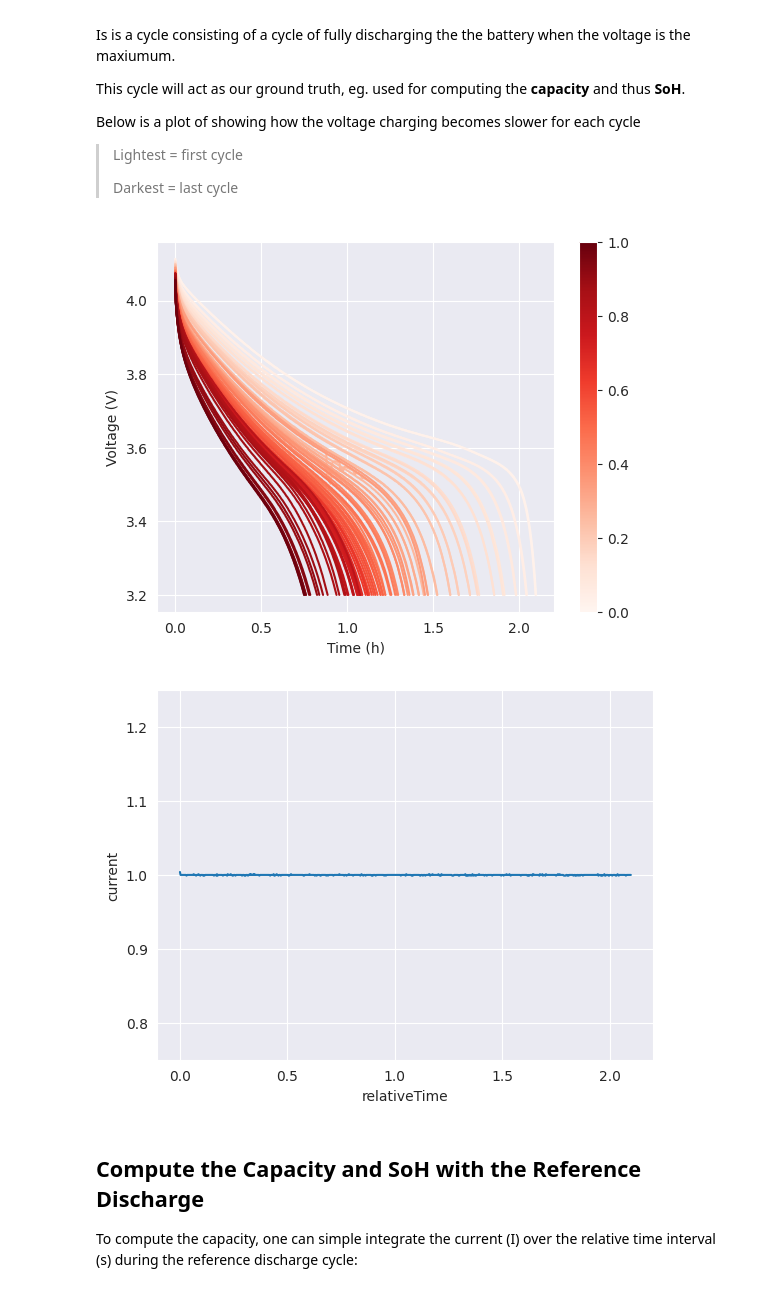
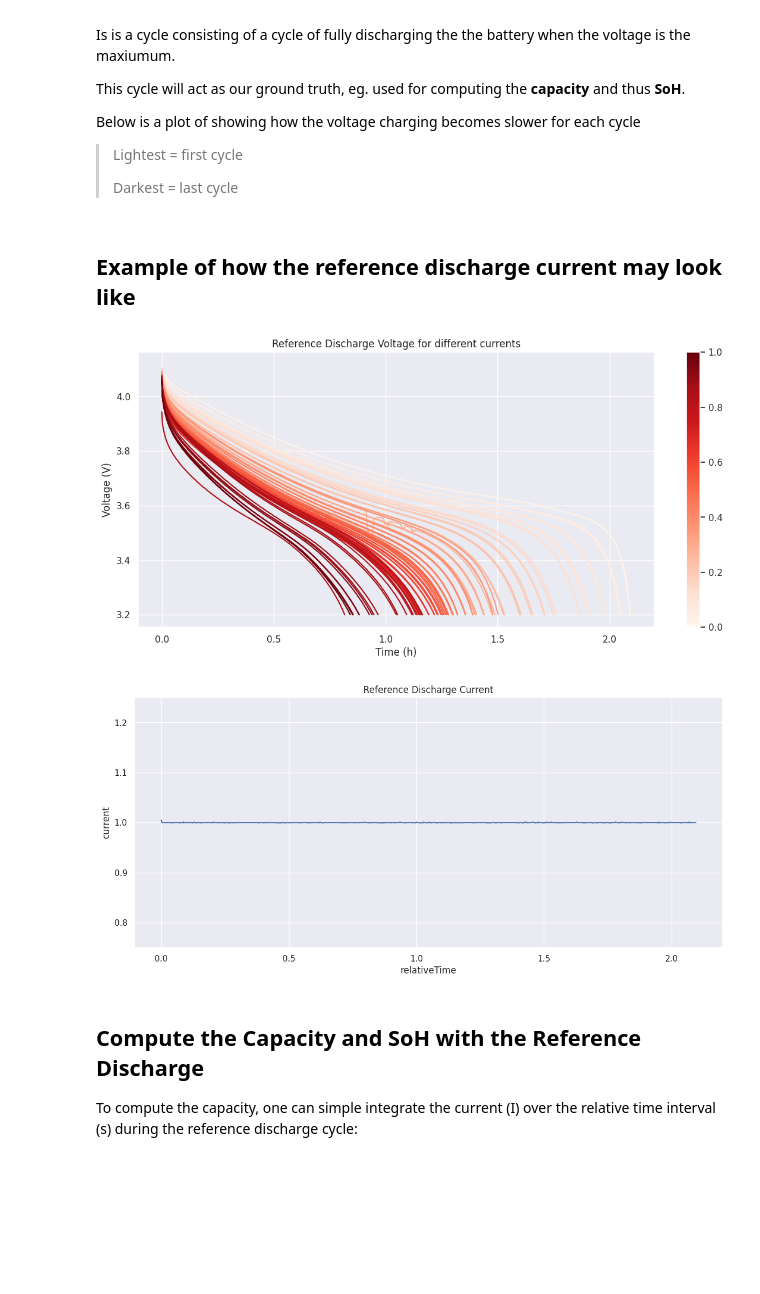
Before and after one commit to antongorillam/Lithium-Ion-Battery-Analysis, a Jupyter notebook: battery_analysis.ipynb, the cells around one changed output. Saved outputs shown, nothing was run; the diff lists cells and outputs as text; code cells hidden in the pictures; blank space fills up the shorter version.

```diff
--- a/battery_analysis.ipynb
+++ b/battery_analysis.ipynb
@@ -80,35 +65,39 @@ Below is a plot of showing how the voltage charging becomes slower for each cycl
 > Lightest = first cycle
 >
 > Darkest = last cycle
+# %% [markdown]
+## Example of how the reference discharge current may look like
 # %%
+%matplotlib inline
 df = pd.DataFrame(mat['data']['step'])
 df = df.query('comment == "reference discharge"')
 df = df[['relativeTime', 'voltage']]
 
+sns.set(rc={"figure.figsize":(14, 6)})
 sns.set_style("darkgrid")
 sns.set_palette(sns.color_palette("Reds", n_colors=len(df)))
 cmap = sns.color_palette("Reds", n_colors=len(df), as_cmap=True)
 
 for index, row in df.iterrows():
     time_hour = row['relativeTime'] / 3600
     voltage = row['voltage']
     sns.lineplot(x=time_hour, y=voltage, linewidth=1.5)
 
 
 sm = plt.cm.ScalarMappable(cmap=cmap)
 sm.set_array([])
 plt.colorbar(sm)
 plt.xlabel('Time (h)')
 plt.ylabel('Voltage (V)')
+plt.title('Reference Discharge Voltage for different currents')
 plt.show()
 sns.reset_defaults()
 # %% [output]
-[figure, old version]
+[figure, new version]
 # %%
 df = pd.DataFrame(mat['data']['step'])
 df = df.query('comment == "reference discharge"')
 df = df[['relativeTime', 'current']]
-sns.set_style('darkgrid')
 
 
 temp_dict = {
@@ -116,11 +105,15 @@ temp_dict = {
     'current': df.iloc[0]['current'],
     }
 temp_df = pd.DataFrame(temp_dict)
+
+sns.set_style('darkgrid')
+sns.set(rc={"figure.figsize":(14, 6)})
 ax = sns.lineplot(data=temp_df, x='relativeTime', y='current', linewidth=1.5)
 ax.set_ylim([0.75, 1.25])
+plt.title('Reference Discharge Current')
 plt.show()
 # %% [output]
-[figure, old version]
+[figure, new version]
 # %% [markdown]
 ## Compute the Capacity and SoH with the Reference Discharge
 
```
Also changed, not shown: parts of 30 cells of this notebook.
